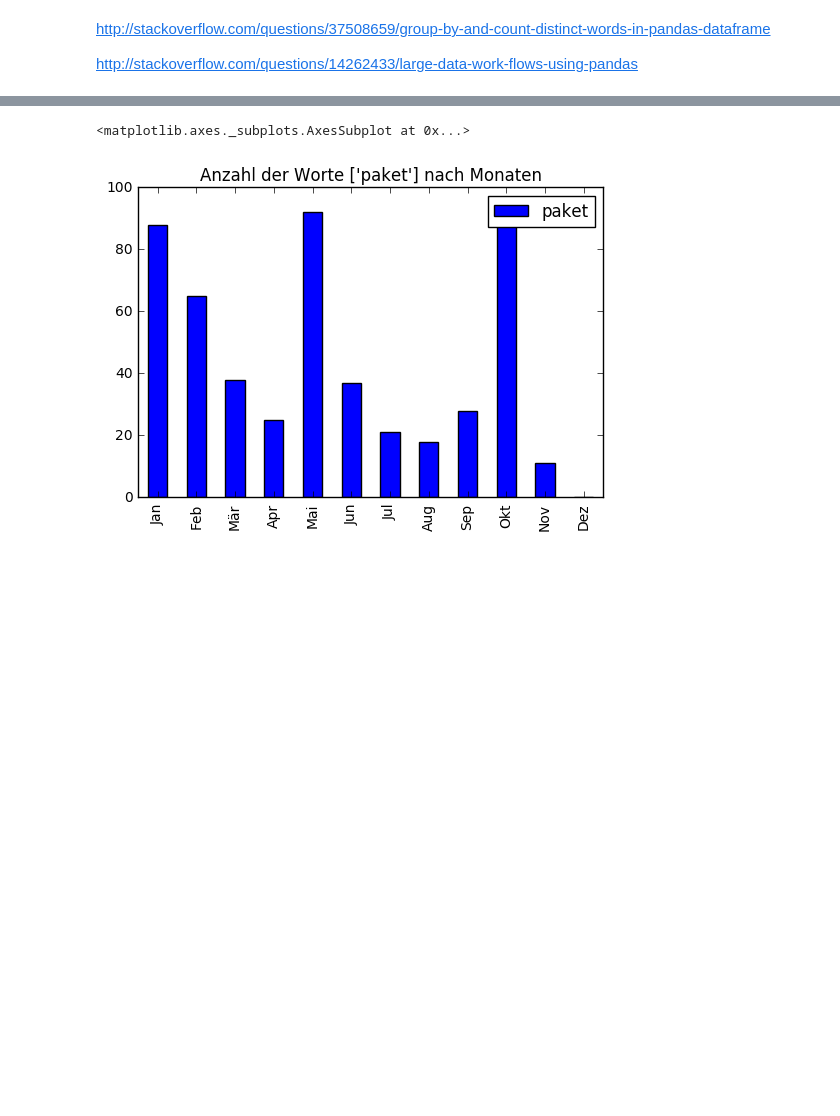
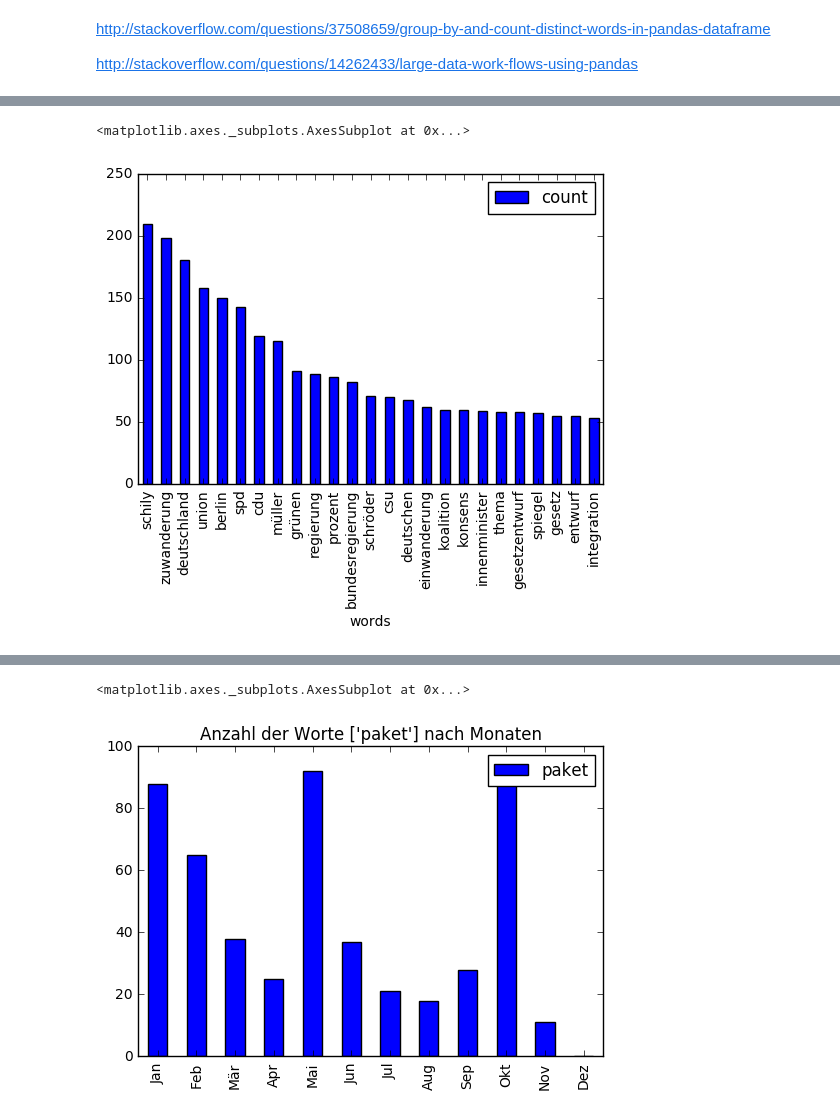
Before and after one commit to se1983/WT-1_Grundlagen_Datascience, a Jupyter notebook: wordcounter.ipynb, the cells around one changed output, grey strips where cells are left out. Cells and saved outputs as stored; diff of their text form; code cells hidden in the pictures; blank space fills up the shorter version.

Commit message:
top25 wordcount

```diff
--- a/wordcounter.ipynb
+++ b/wordcounter.ipynb
@@ -26,6 +18,19 @@ _ = [STOPWORDS.append(w) for w in SW]
 # %%
 # generate the raw_data from CSV
 raw_data = pd.read_csv("../share/Data/SPON_complete", delimiter=",", skipinitialspace=True)
+# %%
+# Stopwords are downloaded and defined here
+try:
+    with open("german_stopwords_full.txt") as f:
+        STOPWORDS = [line.strip() for line in f if not line.startswith(";")]
+except FileNotFoundError:
+    !wget https://raw.githubusercontent.com/solariz/german_stopwords/master/german_stopwords_full.txt
+    with open("german_stopwords_full.txt") as f:
+        STOPWORDS = [line.strip() for line in f if not line.startswith(";")]
+
+
+SW = ["dass", "", " ", "worden", "jahren", "jahre", "jahr", "heißt", "heißen", "müsse"]
+_ = [STOPWORDS.append(w) for w in SW]
 # %%
 def count_words(source):
     """ Counting the words of the column article of a given Dataframe.
@@ -55,6 +60,21 @@ def wordcounter(source, word):
 # This will generate a list of Strings, representating the months from .01.2001 to .12.2012
 datestrings = ( ".{:02d}.20{:02d}".format(m,y)  for y in range(1, 17) for m in range(1, 13) )
 # %%
+top25words = lambda m : count_words(
+    raw_data
+    [raw_data.day.str.contains(m, na=False)]
+    ).nlargest(25, columns=['count', ]).set_index('words')
+
+top25words_ofCategory = lambda m, c : count_words(
+    raw_data[
+        (raw_data.day.str.contains(m, na=False)) & (raw_data.cats.str.contains(c, na=False) )]
+    ).nlargest(25, columns=['count', ]).set_index('words')
+
 # Count the absolute existence of one word
-absolute_count = lambda d, w : wordcounter(raw_data[raw_data.day.str.contains(d, na=False)],
-           word=w)['count'].sum()
+absolute_count = lambda d, w : wordcounter(raw_data
+                                           [raw_data.day.str.contains(d, na=False)],word=w)['count'].sum()
+# %%
+top25words_ofCategory('2001', 'politik').plot(kind="bar")
+# %% [output]
+<matplotlib.axes._subplots.AxesSubplot at 0x...>
+[figure, added]
```
Also changed, not shown: parts of 5 cells of this notebook.
